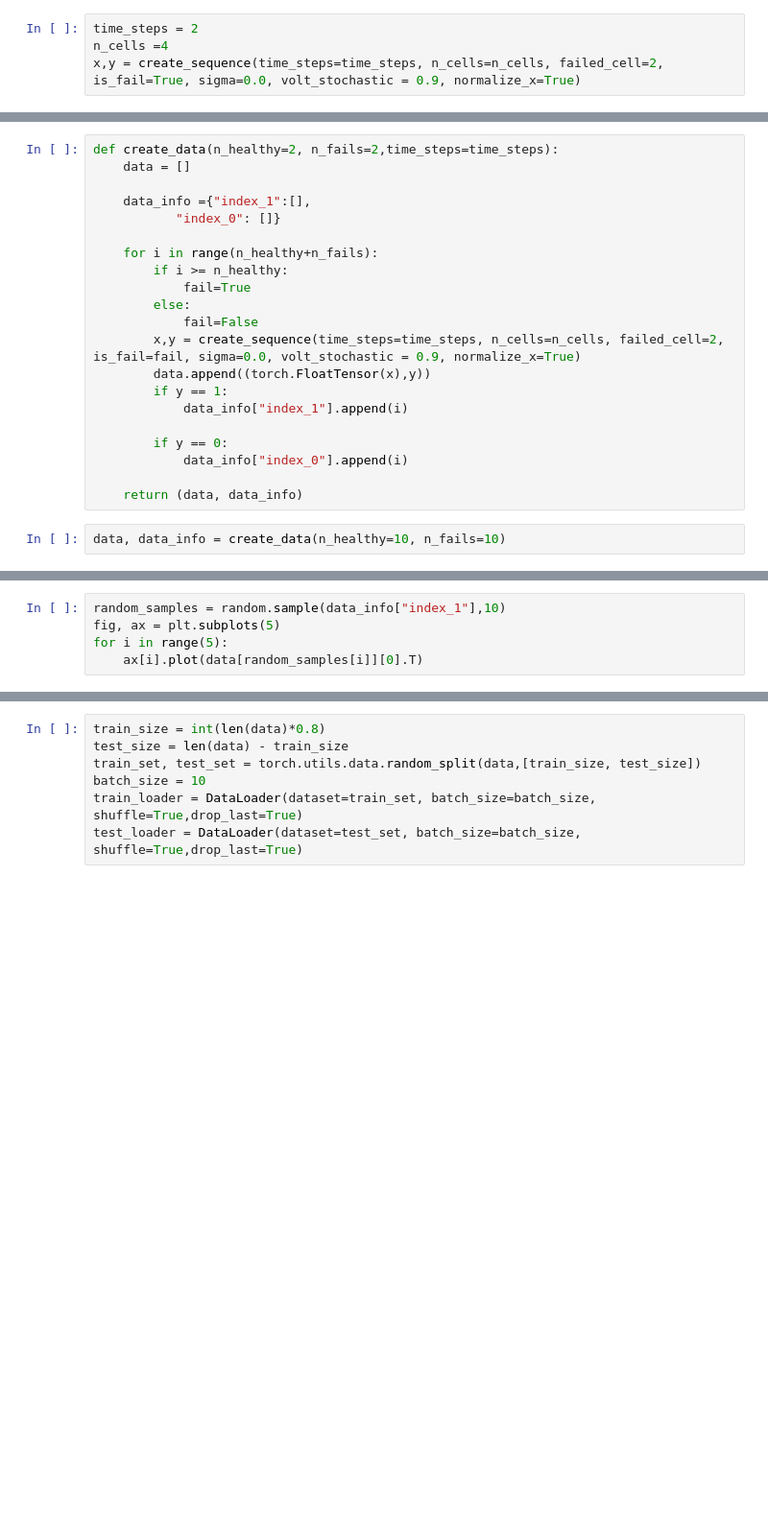
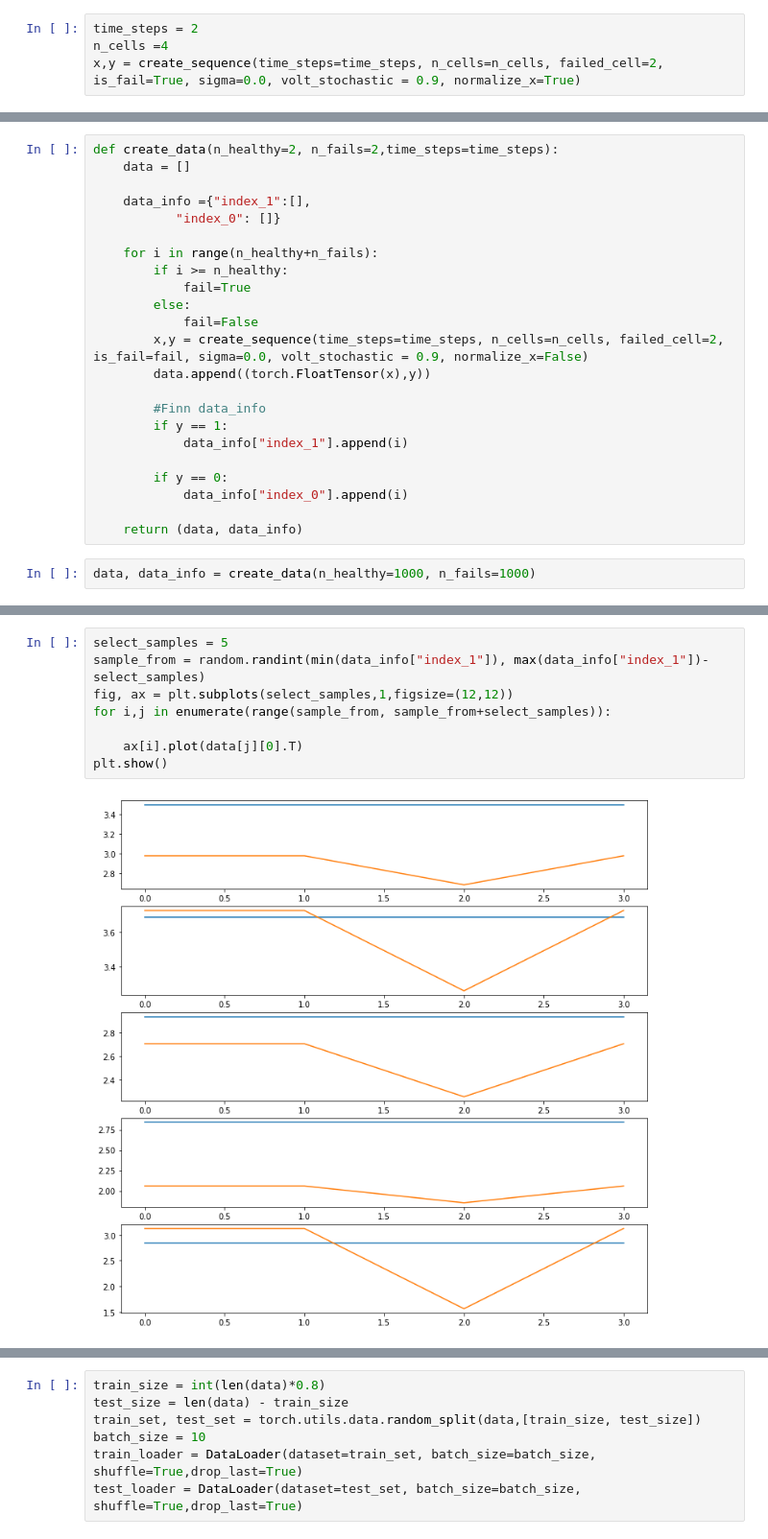
Before and after one commit to anderssegerlund/Machine-Learning, a Jupyter notebook: Car-volt mock data/Generate fake car volt data.ipynb, the cells around one changed output, grey strips where cells are left out. Shown at 96% size. Cells and saved outputs as stored; diff of their text form; blank space fills up the shorter version.

```diff
--- a/Car-volt mock data/Generate fake car volt data.ipynb
+++ b/Car-volt mock data/Generate fake car volt data.ipynb
@@ -134,8 +128,10 @@ def create_data(n_healthy=2, n_fails=2,time_steps=time_steps):
             fail=True
         else:
             fail=False
-        x,y = create_sequence(time_steps=time_steps, n_cells=n_cells, failed_cell=2, is_fail=fail, sigma=0.0, volt_stochastic = 0.9, normalize_x=True)
+        x,y = create_sequence(time_steps=time_steps, n_cells=n_cells, failed_cell=2, is_fail=fail, sigma=0.0, volt_stochastic = 0.9, normalize_x=False)
         data.append((torch.FloatTensor(x),y))
+
+        #Finn data_info
         if y == 1:
             data_info["index_1"].append(i)
 
@@ -144,4 +140,4 @@ def create_data(n_healthy=2, n_fails=2,time_steps=time_steps):
 
     return (data, data_info)
 # %%
-data, data_info = create_data(n_healthy=10, n_fails=10)
+data, data_info = create_data(n_healthy=1000, n_fails=1000)
@@ -179,5 +143,0 @@ tensor([[0., 0., 0., 0.],
-# %%
-random_samples = random.sample(data_info["index_1"],10)
-fig, ax = plt.subplots(5)
-for i in range(5):
-    ax[i].plot(data[random_samples[i]][0].T)
@@ -236,0 +146,10 @@ print(n_1)
+# %%
+select_samples = 5
+sample_from = random.randint(min(data_info["index_1"]), max(data_info["index_1"])-select_samples)
+fig, ax = plt.subplots(select_samples,1,figsize=(12,12))
+for i,j in enumerate(range(sample_from, sample_from+select_samples)):
+
+    ax[i].plot(data[j][0].T)
+plt.show()
+# %% [output]
+[figure, added]
```
Also changed, not shown: parts of 34 cells of this notebook.
